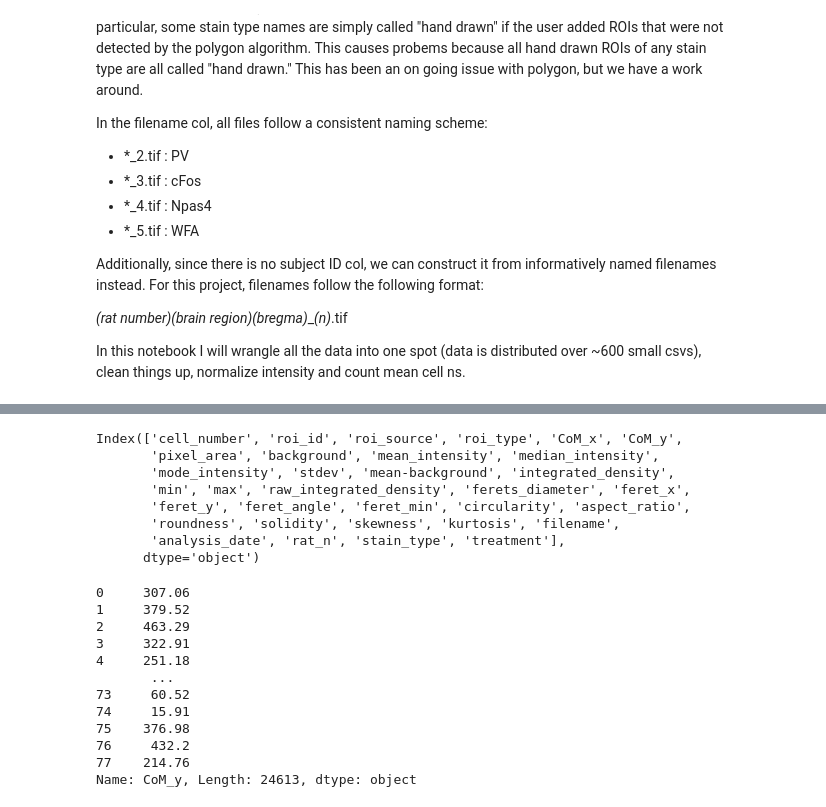
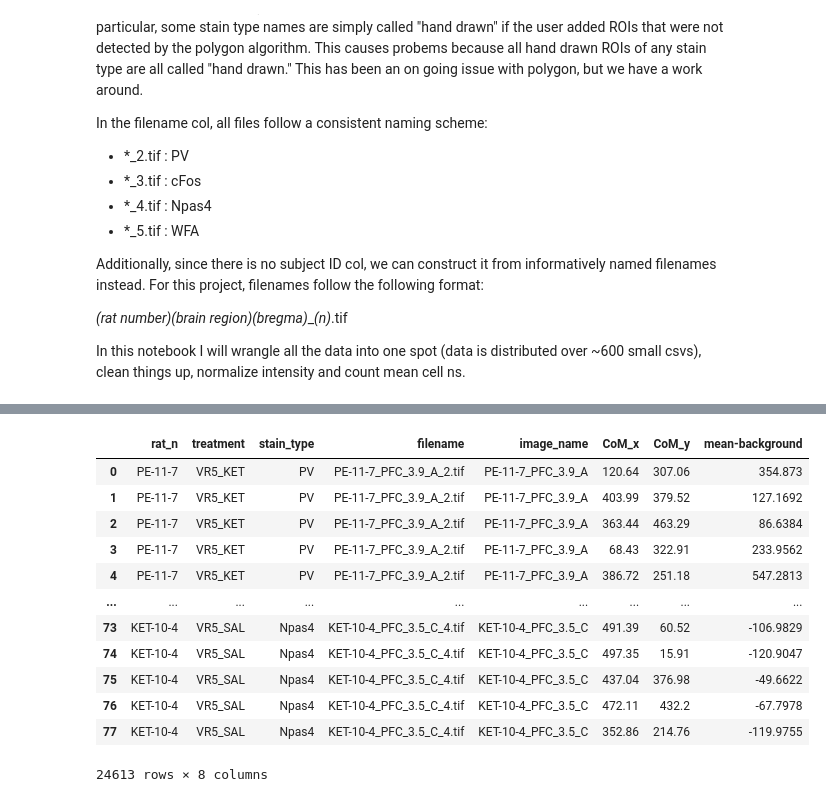
Before and after one commit to jonny-ramos/LRI, a Jupyter notebook: Image ROI Data Wrangling/KETAMINE-VR5/KET-VR5 Image Data Wrangling.ipynb, the cells around one changed output, grey strips where cells are left out. Saved outputs shown, nothing was run; the diff lists cells and outputs as text; code cells hidden in the pictures.

```diff
--- a/Image ROI Data Wrangling/KETAMINE-VR5/KET-VR5 Image Data Wrangling.ipynb
+++ b/Image ROI Data Wrangling/KETAMINE-VR5/KET-VR5 Image Data Wrangling.ipynb
@@ -51,0 +60,15 @@ df_full
+# %%
+# there were some issues with the naming/cohort key
+
+# PE-12-7 was incorrectly labeled as PE-12-3; this was confirmed by JR and AG by checking slide books/hard copies of behavior data
+df_full['filename'] = df_full.filename.replace({'PE-12-3': 'PE-12-7'}, regex=True)
+
+# similarly KET-8-2 was incorrectly labeled as KET-8-5; this was confirmed by JR and AG  by checking slide books. this wouldn't really
+# change anything since they received the same treatment but let's just change it to the correct label anyway
+df_full['filename'] = df_full.filename.replace({'KET-8-5': 'KET-8-2'}, regex=True)
+
+# check result
+assert df_full.filename.str.contains('PE-12-3').sum() == 0
+assert df_full.filename.str.contains('PE-12-7').sum() != 0
+assert df_full.filename.str.contains('KET-8-5').sum() == 0
+assert df_full.filename.str.contains('KET-8-2').sum() != 0
@@ -52,52 +88,52 @@ df_full
 # %%
 # creating a new rat_n col
 df_full['rat_n'] = df_full.filename.apply(lambda x: x.split('_')[0])\
     .replace({' ': ''}, regex=True) # for some reason, we have more leading whitespace chars
 
 # some checks. we want be sure that the structure of all our rat_n labels is consistent
 # in particular, we expect something of the form 'PE-12-7', that is we have exactly
 # two dashes '-' separating some letters, followed by two numbers
 assert df_full.rat_n.apply(lambda x: len(x.split('-')) == 3).sum() == len(df_full)
 assert df_full.rat_n.apply(lambda x: x.split('-')[0].isalpha()).sum() == len(df_full)
 assert df_full.rat_n.apply(lambda x: x.split('-')[1].isnumeric()).sum() == len(df_full)
 assert df_full.rat_n.apply(lambda x: x.split('-')[2].isnumeric()).sum() == len(df_full)
 
 # building a cohort key dictionary from df_key
 treatment = dict(zip(df_key.Subject, df_key.TX.replace({' ': '_'}, regex=True)))
 
 # creating new treatment col by mapping from cohort key dict
 df_full['treatment'] = df_full.rat_n.map(treatment)
 
 # creating new stain_type col from filename
-df_full['stain_type'] = df_full.filename.replace({
+stains = {
     '.*_2.tif$' : 'PV',
     '.*_3.tif$' : 'cFos',
     '.*_4.tif$' : 'Npas4',
     '.*_5.tif$' : 'WFA'
-}, regex=True)
+}
+df_full['stain_type'] = df_full.filename.replace(stains, regex=True)
+
+# check that stain_type col contains the appropriate labels
+assert set(df_full.stain_type.unique()) == set(stains.values())
+
+# building image name (iid) from file name (fid) col
+df_full['image_name'] = df_full.filename.replace({'_[0-9]\.tif': ''}, regex=True)
+
+df_subset = df_full[['rat_n', 'treatment', 'stain_type', 'filename', 'image_name', 'CoM_x', 'CoM_y', 'mean-background']]
+
+# let's take a look
+df_subset
+# %% [output]
+|  | rat_n | treatment | stain_type | filename | image_name | CoM_x | CoM_y | mean-background |
+| 0 | PE-11-7 | VR5_KET | PV | PE-11-7_PFC_3.9_A_2.tif | PE-11-7_PFC_3.9_A | 120.64 | 307.06 | 354.873 |
+| 1 | PE-11-7 | VR5_KET | PV | PE-11-7_PFC_3.9_A_2.tif | PE-11-7_PFC_3.9_A | 403.99 | 379.52 | 127.1692 |
+| 2 | PE-11-7 | VR5_KET | PV | PE-11-7_PFC_3.9_A_2.tif | PE-11-7_PFC_3.9_A | 363.44 | 463.29 | 86.6384 |
+| 3 | PE-11-7 | VR5_KET | PV | PE-11-7_PFC_3.9_A_2.tif | PE-11-7_PFC_3.9_A | 68.43 | 322.91 | 233.9562 |
+| 4 | PE-11-7 | VR5_KET | PV | PE-11-7_PFC_3.9_A_2.tif | PE-11-7_PFC_3.9_A | 386.72 | 251.18 | 547.2813 |
+| ... | ... | ... | ... | ... | ... | ... | ... | ... |
+| 73 | KET-10-4 | VR5_SAL | Npas4 | KET-10-4_PFC_3.5_C_4.tif | KET-10-4_PFC_3.5_C | 491.39 | 60.52 | -106.9829 |
+| 74 | KET-10-4 | VR5_SAL | Npas4 | KET-10-4_PFC_3.5_C_4.tif | KET-10-4_PFC_3.5_C | 497.35 | 15.91 | -120.9047 |
+| 75 | KET-10-4 | VR5_SAL | Npas4 | KET-10-4_PFC_3.5_C_4.tif | KET-10-4_PFC_3.5_C | 437.04 | 376.98 | -49.6622 |
+| 76 | KET-10-4 | VR5_SAL | Npas4 | KET-10-4_PFC_3.5_C_4.tif | KET-10-4_PFC_3.5_C | 472.11 | 432.2 | -67.7978 |
+| 77 | KET-10-4 | VR5_SAL | Npas4 | KET-10-4_PFC_3.5_C_4.tif | KET-10-4_PFC_3.5_C | 352.86 | 214.76 | -119.9755 |
+24613 rows × 8 columns
-# %%
-df_full.columns
-# %% [output]
-Index(['cell_number', 'roi_id', 'roi_source', 'roi_type', 'CoM_x', 'CoM_y',
-       'pixel_area', 'background', 'mean_intensity', 'median_intensity',
-       'mode_intensity', 'stdev', 'mean-background', 'integrated_density',
-       'min', 'max', 'raw_integrated_density', 'ferets_diameter', 'feret_x',
-       'feret_y', 'feret_angle', 'feret_min', 'circularity', 'aspect_ratio',
-       'roundness', 'solidity', 'skewness', 'kurtosis', 'filename',
-       'analysis_date', 'rat_n', 'stain_type', 'treatment'],
-      dtype='object')
-# %%
-df_full.CoM_y
-# %% [output]
-0     307.06
-1     379.52
-2     463.29
-3     322.91
-4     251.18
-       ...
-73     60.52
-74     15.91
-75    376.98
-76     432.2
-77    214.76
-Name: CoM_y, Length: 24613, dtype: object
```
Also changed, not shown: parts of 21 cells of this notebook.
